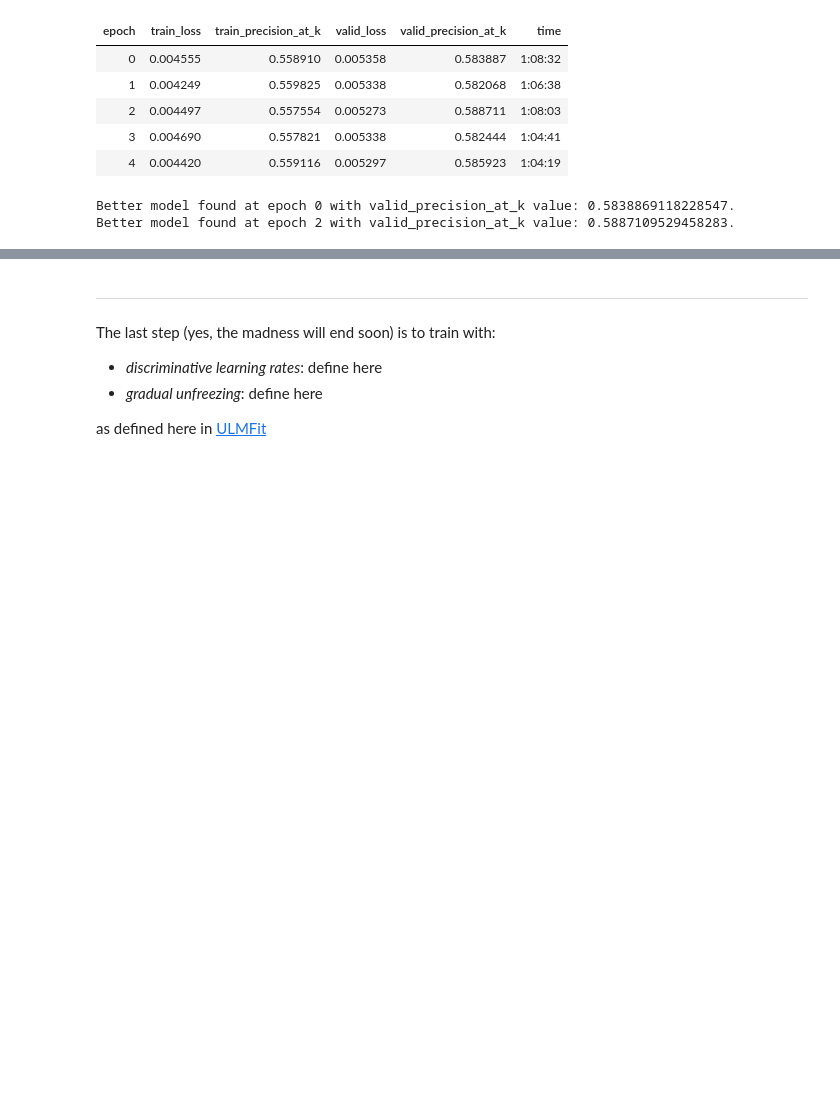
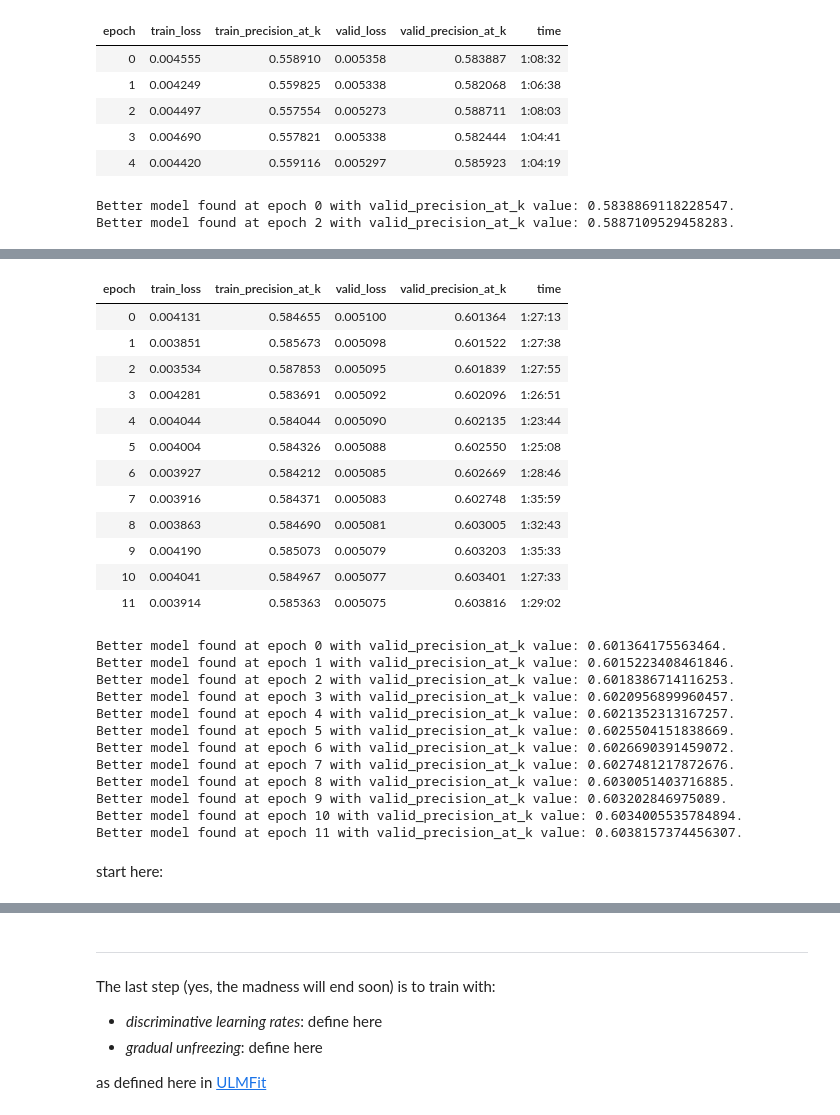
Before and after one commit to debjyotiSRoy/xcube, a Jupyter notebook: nbs/18_tutorial.train_mimic3.ipynb, the cells around one changed output, grey strips where cells are left out. Cells and saved outputs as stored; diff of their text form; code cells hidden in the pictures; blank space fills up the shorter version.

```diff
--- a/nbs/18_tutorial.train_mimic3.ipynb
+++ b/nbs/18_tutorial.train_mimic3.ipynb
@@ -1095,0 +1132,30 @@ learn.fit(2, lr=1e-2)
+# %%
+learn.fit(12, lr=1e-6, wd=0.3)
+# %% [output]
+| epoch | train_loss | train_precision_at_k | valid_loss | valid_precision_at_k | time |
+| 0 | 0.004131 | 0.584655 | 0.005100 | 0.601364 | 1:27:13 |
+| 1 | 0.003851 | 0.585673 | 0.005098 | 0.601522 | 1:27:38 |
+| 2 | 0.003534 | 0.587853 | 0.005095 | 0.601839 | 1:27:55 |
+| 3 | 0.004281 | 0.583691 | 0.005092 | 0.602096 | 1:26:51 |
+| 4 | 0.004044 | 0.584044 | 0.005090 | 0.602135 | 1:23:44 |
+| 5 | 0.004004 | 0.584326 | 0.005088 | 0.602550 | 1:25:08 |
+| 6 | 0.003927 | 0.584212 | 0.005085 | 0.602669 | 1:28:46 |
+| 7 | 0.003916 | 0.584371 | 0.005083 | 0.602748 | 1:35:59 |
+| 8 | 0.003863 | 0.584690 | 0.005081 | 0.603005 | 1:32:43 |
+| 9 | 0.004190 | 0.585073 | 0.005079 | 0.603203 | 1:35:33 |
+| 10 | 0.004041 | 0.584967 | 0.005077 | 0.603401 | 1:27:33 |
+| 11 | 0.003914 | 0.585363 | 0.005075 | 0.603816 | 1:29:02 |
+Better model found at epoch 0 with valid_precision_at_k value: 0.601364175563464.
+Better model found at epoch 1 with valid_precision_at_k value: 0.6015223408461846.
+Better model found at epoch 2 with valid_precision_at_k value: 0.6018386714116253.
+Better model found at epoch 3 with valid_precision_at_k value: 0.6020956899960457.
+Better model found at epoch 4 with valid_precision_at_k value: 0.6021352313167257.
+Better model found at epoch 5 with valid_precision_at_k value: 0.6025504151838669.
+Better model found at epoch 6 with valid_precision_at_k value: 0.6026690391459072.
+Better model found at epoch 7 with valid_precision_at_k value: 0.6027481217872676.
+Better model found at epoch 8 with valid_precision_at_k value: 0.6030051403716885.
+Better model found at epoch 9 with valid_precision_at_k value: 0.603202846975089.
+Better model found at epoch 10 with valid_precision_at_k value: 0.6034005535784894.
+Better model found at epoch 11 with valid_precision_at_k value: 0.6038157374456307.
+# %% [markdown]
+start here:
```
Also changed, not shown: parts of 71 cells of this notebook.
